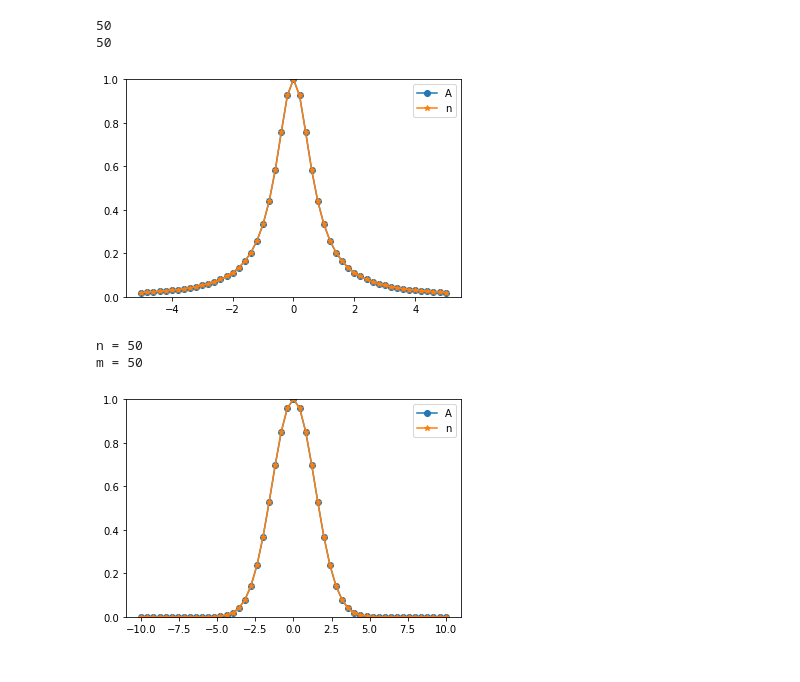
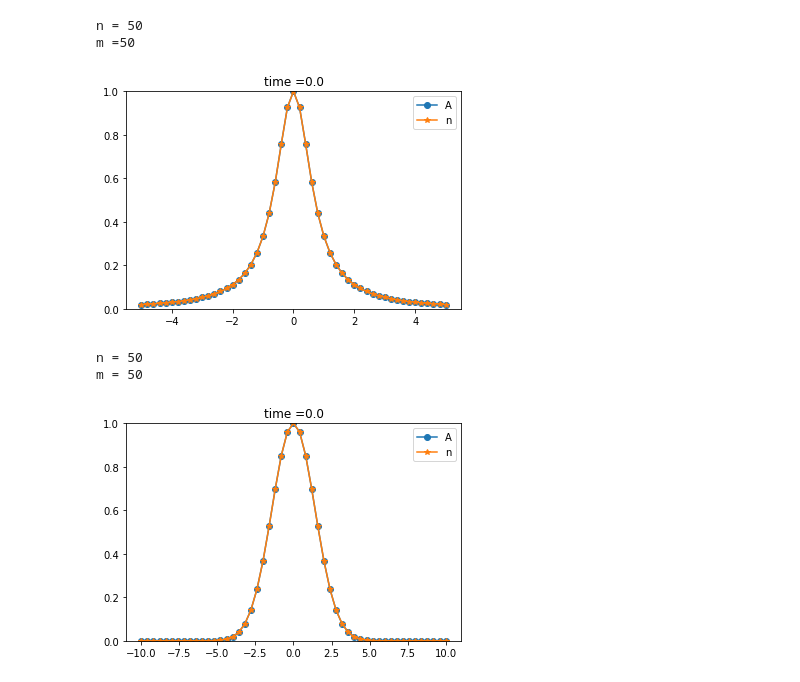
Before and after one commit to ghost171/Arithmetical-methods, a Jupyter notebook: homework4/homework4.ipynb, the cells around one changed output. Drawn from its saved outputs; the diff is of its cells as text; code cells hidden in the pictures.

```diff
--- a/homework4/homework4.ipynb
+++ b/homework4/homework4.ipynb
@@ -15,44 +15,45 @@ def solution(x , t):
 def animate (k):
     plt.clf()
     plt.ylim(0 ,1)
-    #plt.title( time = "1" + str(tau * k))
+    plt.title( "time =" + str(tau * k))
     plt.plot(x, y[k], marker = 'o')
     plt.legend("Numerical")
     plt.plot(x, u[k], marker = '*')
     plt.legend("Analytical")
 
 C = 1.0
 T = 2.0
 L , R = -5.0 , 5.0
 
-
-n = int(input())
-m = int(input())
+print("n = ", end = "")
+n = (int(input()))
+print("m =", end = "")
+m = (int(input()))
 h = (R - L) / n
 tau = T / m
 
 x = np.linspace(L, R, n + 1)
 t = np.linspace(0.0, T, m + 1)
 y = np.zeros((m + 1, n + 1))
 
 d = C * tau / h
 y[0] = np.vectorize(u0)(x)
 for k in range (m):
     for i in range (1 , n + 1):
         y[k + 1][i] = y[k][i] - d * (y[k][i] - y[k][i - 1])
 vsolution = np.vectorize(solution, excluded=['t'])
 u = np.zeros((m + 1 , n + 1))
 for k in range (m):
     u[k] = vsolution(x , tau * k)
 
 ani = animation.FuncAnimation(plt.figure(0), animate, frames = y.shape[0], interval = 100)
 ani.save('transfer.mp4')
 
 plt.show()
 # %% [output]
-50
-50
+n = 50
+m =50
-[figure, old version]
+[figure, new version]
 # %%
 import numpy as np
 import matplotlib.pyplot as plt
@@ -67,7 +68,7 @@ def solution(x , t):
 def animate (k):
     plt.clf()
     plt.ylim(0 ,1)
-    #plt.title( time = "1" + str(tau * k))
+    plt.title( "time =" + str(tau * k))
     plt.plot(x, y[k], marker = 'o')
     plt.legend("Numerical")
     plt.plot(x, u[k], marker = '*')
@@ -104,4 +105,4 @@ plt.show()
 # %% [output]
 n = 50
 m = 50
-[figure, old version]
+[figure, new version]
```
Also changed, not shown: 16 other files.
